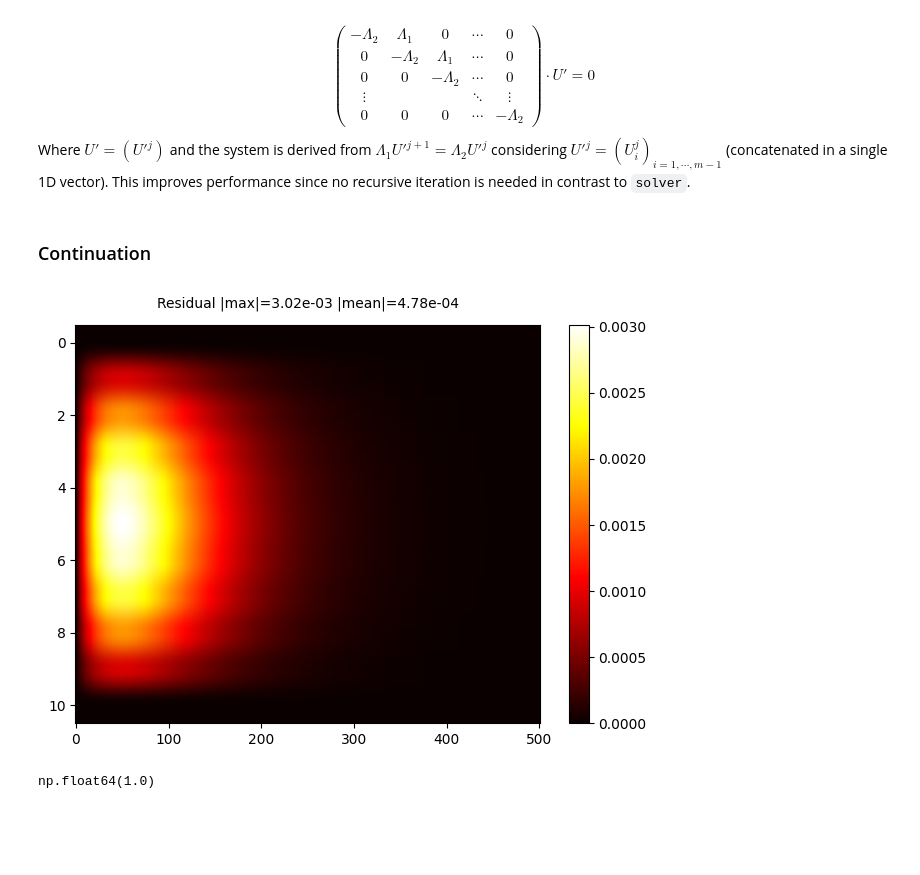
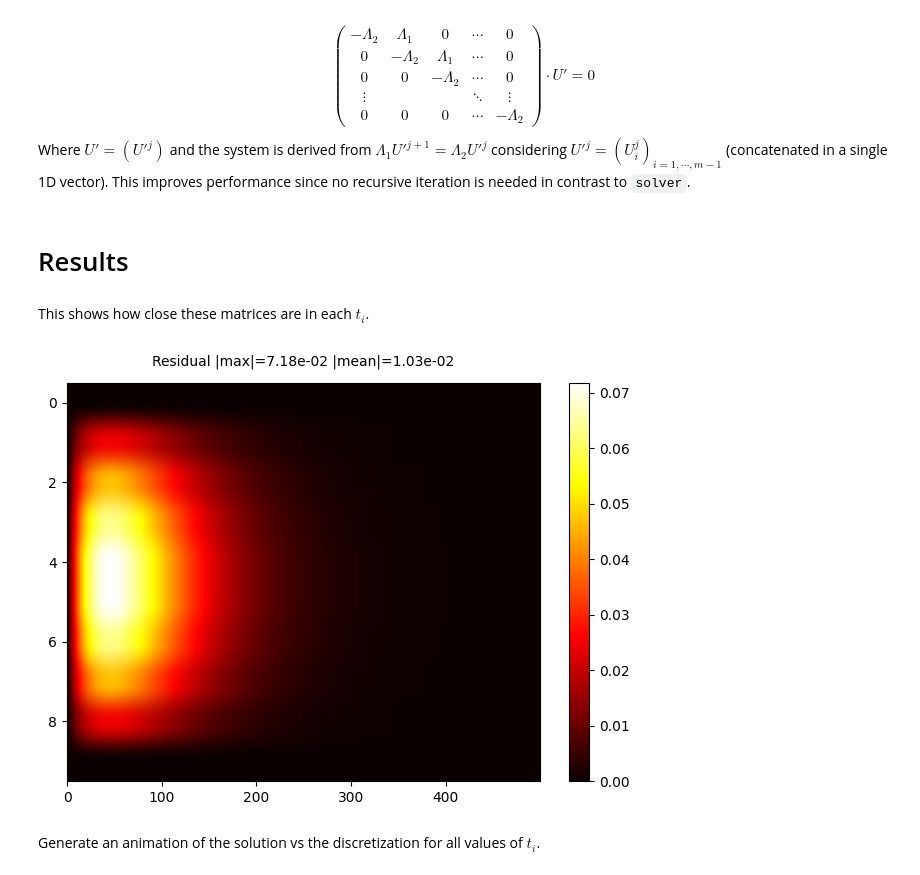
Before and after one commit to sergio-gastulo/undergraduate-coding, a Jupyter notebook: py_v/crank_nicolson_heat_eq.ipynb, the cells around one changed output. Saved outputs shown, nothing was run; the diff lists cells and outputs as text; code cells hidden in the pictures; blank space fills up the shorter version.

Commit message:
added FDM for 1D heat equation, will work on animation

```diff
--- a/py_v/crank_nicolson_heat_eq.ipynb
+++ b/py_v/crank_nicolson_heat_eq.ipynb
@@ -67,8 +67,8 @@ Number of points to be discretized and some constants
 # %%
 n = np.int8(10)                 # space discretization
 m = np.int16(500)               # time discretization
-xx = np.linspace(0, L, n + 1)   # include boundaries
-tt = np.linspace(0, T, m + 1)   # include boundaries
+xx = np.linspace(0, L, n)
+tt = np.linspace(0, T, m)
 h = L/n
 k = T/m
 lambda_ = (alpha**2 * k) / (2 * h**2)
@@ -142,13 +109,6 @@ U_{n-1}^{j} \\
 $$
 
 With $U^0 = g(x)$, $U_0^j = A$, and $U_n^j = B$.
-# %%
-def tridiag(n: int, diag: float, band: float) -> sparse.dia_matrix:
-    band_arr = np.full(n-1, band)
-    diag_arr = np.full(n, diag)
-    offset = [-1, 0, 1]
-    data = [band_arr, diag_arr, band_arr]
-    return sparse.diags(data, offset)
 # %%
 def gen_ab(
         n: int,
@@ -177,7 +137,7 @@ def solver(
     res = np.empty([n-2, m])
 
     res[:, 0] = g(xx)[1:-1]
-    for j in range(m-1):
+    for j in range(m-2):
         right = m_right.dot(res[:, j])
         res[:, j+1] = solve_banded((1, 1), ab, right)
 
@@ -187,4 +147,4 @@ def solver(
     return result
 
 
-mat = solver(xx, m + 1, lambda_)
+mat = solver(xx, m, lambda_)
@@ -207,16 +163,16 @@ $$
 $$
 Where $U' = ({U'}^j)$ and the system is derived from $\Lambda_1 {U'}^{j+1}= \Lambda_2 {U'}^j$ considering ${U'}^j = (U_i^j)_{i=1, \cdots, m-1}$ (concatenated in a single 1D vector). This improves performance since no recursive iteration is needed in contrast to `solver`.
 # %% [markdown]
-### Continuation
+# Results
+# %% [markdown]
+This shows how close these matrices are in each $t_i$.
 # %%
 arr = discretize(solution, xx, tt)
-plot_diff_matrices(arr, mat)
+fig = plot_diff_matrices(arr, mat)
 # %% [output]
-[figure, old version]
+[figure, new version]
-# %%
-np.max(mat)
-# %% [output]
-np.float64(1.0)
+# %% [markdown]
+Generate an animation of the solution vs the discretization for all values of $t_i$.
 # %%
 fig, ax = plt.subplots()
 ax.set(xlim=[0, 1], ylim=[0, 1], xlabel='time', ylabel='u(x, t)')
```
Also changed, not shown: parts of 6 cells of this notebook, 3 other files.
